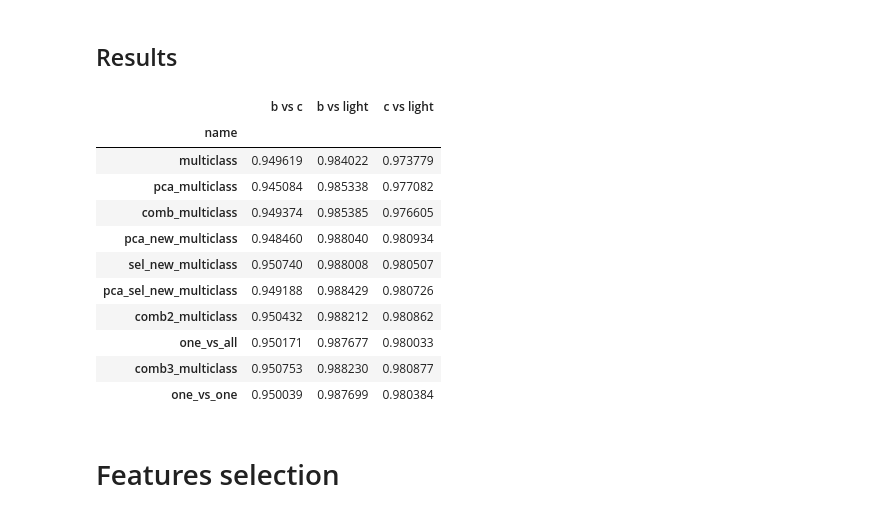
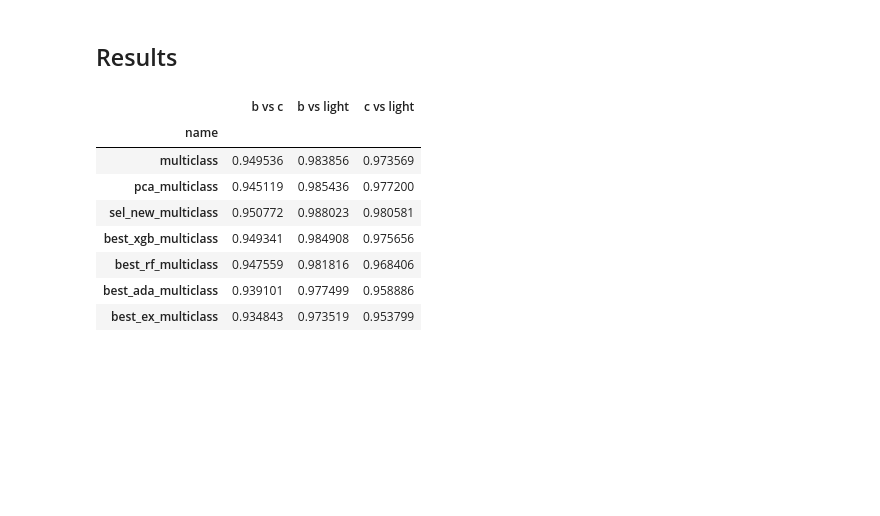
Before and after one commit to tlikhomanenko/jet_tagging_LHCb, a Jupyter notebook: jet-tagging.ipynb, the cells around one changed output. Drawn from its saved outputs; the diff is of its cells as text; code cells hidden in the pictures; blank space fills up the shorter version.

Commit message:
GridSearch for the default data.

```diff
--- a/jet-tagging.ipynb
+++ b/jet-tagging.ipynb
@@ -691,0 +533,15 @@ c_vs_light_labels = (labels[labels != 0] == 1) * 1.
+# %%
+from sklearn.grid_search import GridSearchCV
+from rep.utils import train_test_split
+
+train_train_data, test_data, train_labels, test_labels = train_test_split(train_data, labels, test_size=0.3)
+
+grid_param = {}
+grid_param['max_features'] = ['auto', 0.3, 0.5, 0.7, 1.0]
+grid_param['max_depth'] = [4, 8, 12, None]
+
+ex_base = ExtraTreesClassifier(n_estimators=1000, max_depth=6, max_features='auto', class_weight='balanced', n_jobs=4)
+
+ex_base = GridSearchCV(estimator=ex_base, param_grid=grid_param, cv=2,
+                    scoring=MyMeanRocAucScorer(test_data, test_labels), n_jobs=8)
+ex_base.fit(train_train_data, train_labels)
@@ -760,2 +554,8 @@ KFold prediction using folds column
+# %%
+ex_best = ex_base.best_estimator_
+best_ex_multi_folding = FoldingClassifier(ex_best, n_folds=2, random_state=11)
+%time best_ex_multi_folding.fit(train_data, labels)
+# %%
+best_ex_multi_proba = best_ex_multi_folding.predict_proba(train_data)
 # %% [markdown]
 ## Results
@@ -768,29 +562,23 @@ one_vs_one_results = generate_result(b_vs_c_auc, b_vs_light_auc, c_vs_light_auc,
+# %%
+best_ex_multi_results = get_result(best_ex_multi_proba, labels, "best_ex_multiclass")
 # %%
 result = pandas.concat([multiclass_result,
                         pca_multiclass_result,
-                        comb_multiclass_result,
-                        pca_new_multi_results,
                         sel_new_multi_results,
-                        pca_sel_new_multi_results,
-                        comb2_multi_results,
-                        one_vs_all_results,
-                        comb3_multi_results,
-                        one_vs_one_results])
+                        best_xgb_multi_results,
+                        best_rf_multi_results,
+                        best_ada_multi_results,
+                        best_ex_multi_results])
 result.index = result['name']
 result = result.drop('name', axis=1)
 result
 # %% [output]
 |  | b vs c | b vs light | c vs light |
 | name |  |  |  |
-| multiclass | 0.949619 | 0.984022 | 0.973779 |
-| pca_multiclass | 0.945084 | 0.985338 | 0.977082 |
-| comb_multiclass | 0.949374 | 0.985385 | 0.976605 |
-| pca_new_multiclass | 0.948460 | 0.988040 | 0.980934 |
-| sel_new_multiclass | 0.950740 | 0.988008 | 0.980507 |
-| pca_sel_new_multiclass | 0.949188 | 0.988429 | 0.980726 |
-| comb2_multiclass | 0.950432 | 0.988212 | 0.980862 |
-| one_vs_all | 0.950171 | 0.987677 | 0.980033 |
-| comb3_multiclass | 0.950753 | 0.988230 | 0.980877 |
-| one_vs_one | 0.950039 | 0.987699 | 0.980384 |
+| multiclass | 0.949536 | 0.983856 | 0.973569 |
+| pca_multiclass | 0.945119 | 0.985436 | 0.977200 |
+| sel_new_multiclass | 0.950772 | 0.988023 | 0.980581 |
+| best_xgb_multiclass | 0.949341 | 0.984908 | 0.975656 |
+| best_rf_multiclass | 0.947559 | 0.981816 | 0.968406 |
+| best_ada_multiclass | 0.939101 | 0.977499 | 0.958886 |
+| best_ex_multiclass | 0.934843 | 0.973519 | 0.953799 |
-# %% [markdown]
-# Features selection
```
Also changed, not shown: parts of 109 cells of this notebook.
